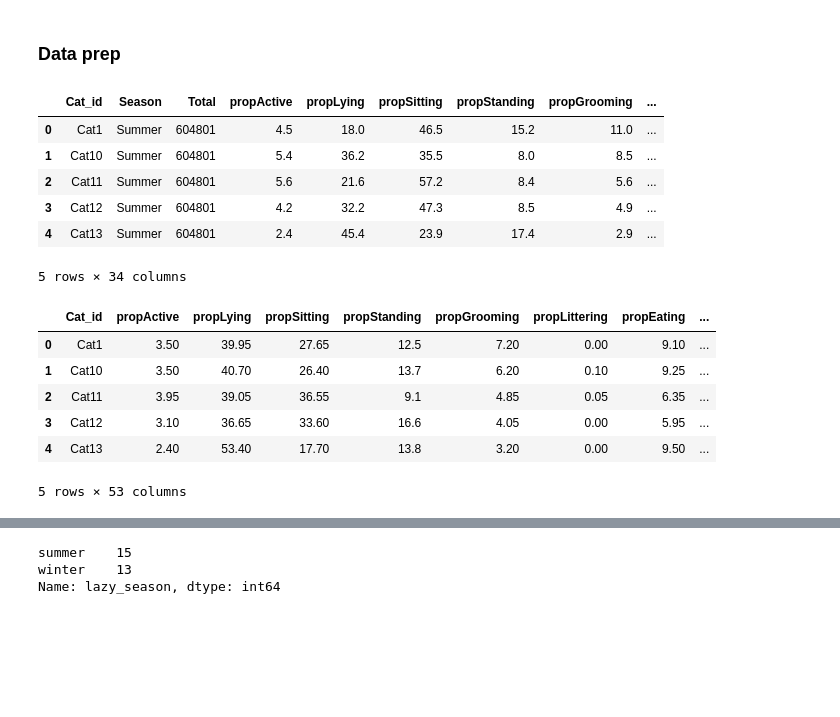
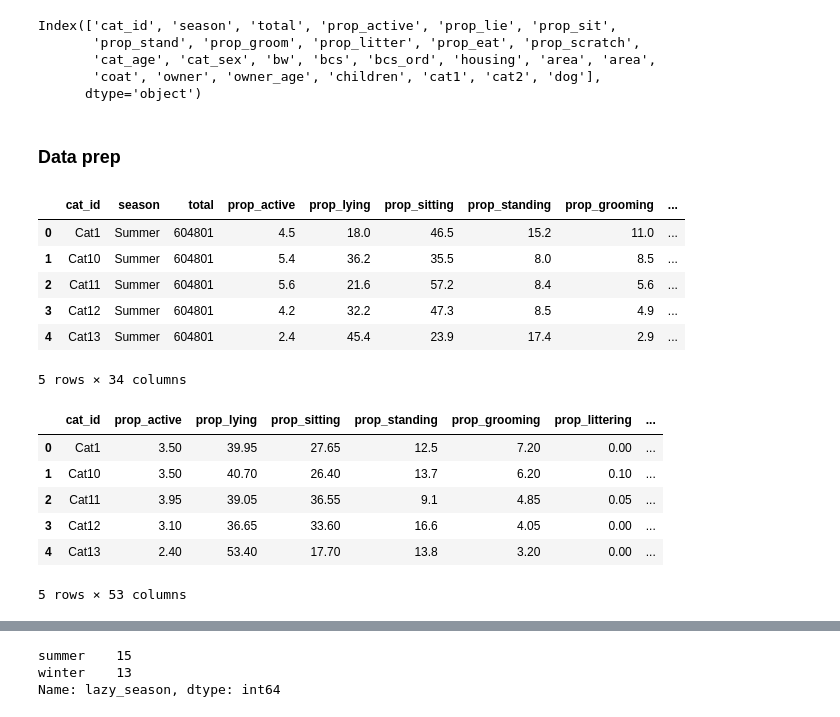
Before and after one commit to Lisa-Ho/d3-playground, a Jupyter notebook: src/components/lazy-cats/analysis/lazy-cats.ipynb, the cells around one changed output, grey strips where cells are left out. Saved outputs shown, nothing was run; the diff lists cells and outputs as text; code cells hidden in the pictures; blank space fills up the shorter version.

```diff
--- a/src/components/lazy-cats/analysis/lazy-cats.ipynb
+++ b/src/components/lazy-cats/analysis/lazy-cats.ipynb
@@ -5,3 +7,11 @@ import numpy as np
+# %%
+df_raw.columns
+# %% [output]
+Index(['cat_id', 'season', 'total', 'prop_active', 'prop_lie', 'prop_sit',
+       'prop_stand', 'prop_groom', 'prop_litter', 'prop_eat', 'prop_scratch',
+       'cat_age', 'cat_sex', 'bw', 'bcs', 'bcs_ord', 'housing', 'area', 'area',
+       'coat', 'owner', 'owner_age', 'children', 'cat1', 'cat2', 'dog'],
+      dtype='object')
 # %% [markdown]
 ### Data prep
 # %%
@@ -14,14 +24,24 @@ df_raw = df_raw[['Cat_id', 'Season', 'Total', 'propActive',
        'propLittering', 'propEating', 'propScratching', 'Cat_Age', 'Cat_Sex',
        'BW', 'BCS', 'BCS_ord', 'Housing', 'Area', 'Diet', 'Coat', 'Owner',
        'Owner_Age', 'Children', 'Cat1', 'Cat2', 'Dog' ]]
+df_raw.columns = df_raw.columns.str.lower()
+col_names = {'cat_id':'cat_id', 'season': 'season', 'total': 'total', 'propactive': 'prop_active', 'proplying':'prop_lying',
+              'propsitting': 'prop_sitting', 'propstanding': 'prop_standing',
+            'propgrooming': 'prop_grooming', 'proplittering': 'prop_littering', 'propeating': 'prop_eating',
+            'propscratching': 'prop_scratching', 'cat_age':  'cat_age', 'cat_sex': 'cat_sex',
+            'bw': 'bw', 'bcs':  'bcs', 'bcs_ord': 'bcs_ord', 'housing': 'housing', 'area': 'area',
+            'diet': 'diet', 'coat': 'coat', 'owner': 'owner', 'owner_age': 'owner_age', 'children': 'children',
+            'cat1': 'cat1', 'cat2': 'cat2', 'dog': 'dog'}
+df_raw.columns = df_raw.columns.map(col_names)
 
 #prepare
-for column in df_raw[['propActive','propLying', 'propSitting', 'propStanding', 'propGrooming',
-       'propLittering', 'propEating', 'propScratching']]:
+columns = ['prop_active', 'prop_lying', 'prop_sitting','prop_standing',
+            'prop_grooming', 'prop_littering', 'prop_eating', 'prop_scratching']
+for column in df_raw[columns]:
     df_raw[column] = [round(i,3)*100 for i in df_raw[column]]
 
 #caculate total 'laziness' = time lying or sitting
-df_raw["propLazy"] = df_raw[['propLying', 'propSitting']].sum(axis=1)
+df_raw["prop_lazy"] = df_raw[['prop_lying', 'prop_sitting']].sum(axis=1)
 
 #get top3 poses
 def get_nth_largest(row, n):
@@ -37,10 +57,6 @@ def get_nth_largest(row, n):
             f"pose{n}_column": None
         })
 
-columns = ['propSitting','propLying','propStanding', 'propActive',
-           'propGrooming','propLittering', 'propEating',
-           'propScratching']
-
 df_raw[["pose1_value", "pose1"]] =  df_raw[columns].apply(
     lambda row: get_nth_largest(row, 1), axis=1)
 df_raw[["pose2_value", "pose2"]] =  df_raw[columns].apply(
@@ -51,7 +67,7 @@ df_raw["pose_other_value"] = 100 - df_raw[["pose1_value", "pose3_value", "pose3_
 
 df_raw.head()
 # %% [output]
-|  | Cat_id | Season | Total | propActive | propLying | propSitting | propStanding | propGrooming | ... |
+|  | cat_id | season | total | prop_active | prop_lying | prop_sitting | prop_standing | prop_grooming | ... |
 | 0 | Cat1 | Summer | 604801 | 4.5 | 18.0 | 46.5 | 15.2 | 11.0 | ... |
 | 1 | Cat10 | Summer | 604801 | 5.4 | 36.2 | 35.5 | 8.0 | 8.5 | ... |
 | 2 | Cat11 | Summer | 604801 | 5.6 | 21.6 | 57.2 | 8.4 | 5.6 | ... |
@@ -60,57 +76,62 @@ df_raw.head()
 5 rows × 34 columns
 # %%
 #get aggregates by cat
-df = df_raw.groupby("Cat_id").agg({'propActive':"mean", 'propLying':"mean", 'propSitting':"mean",
-       'propStanding':"mean", 'propGrooming':"mean", 'propLittering':"mean", 'propEating':"mean",
-       'propScratching':"mean", 'Cat_Age':"first", 'Cat_Sex':"first", 'BW':"first", 'BCS':"first", 'BCS_ord':"first",
-       'Housing':"first", 'Area':"first", 'Diet':"first", 'Coat':"first", 'Owner':"first", 'Owner_Age':"first", 'Children':"first",
-       'Cat1':"first", 'Cat2':"first", 'Dog':"first",
+df = df_raw.groupby("cat_id").agg({'prop_active':"mean", 'prop_lying':"mean", 'prop_sitting':"mean",
+       'prop_standing':"mean", 'prop_grooming':"mean", 'prop_littering':"mean", 'prop_eating':"mean",
+       'prop_scratching':"mean", 'cat_age':"first", 'cat_sex':"first", 'bw':"first", 'bcs':"first", 'bcs_ord':"first",
+       'housing':"first", 'area':"first", 'diet':"first", 'coat':"first", 'owner':"first", 'owner_age':"first", 'children':"first",
+       'cat1':"first", 'cat2':"first", 'dog':"first",
 }).reset_index()
 
 #top 3 poses
 df[["pose1_value", "pose1"]] =  df[columns].apply(
     lambda row: get_nth_largest(row, 1), axis=1)
 df[["pose2_value", "pose2"]] =  df[columns].apply(
     lambda row: get_nth_largest(row, 2), axis=1)
 df[["pose3_value", "pose3"]] =  df[columns].apply(
     lambda row: get_nth_largest(row, 3), axis=1)
 df["pose_other_value"] = 100 - df[["pose1_value", "pose3_value", "pose3_value"]].sum(axis=1)
 
 #caculate total 'laziness' = time lying or sitting
-df["propLazy"] = df[['propLying', 'propSitting']].sum(axis=1)
+df["prop_lazy"] = df[['prop_lying', 'prop_sitting']].sum(axis=1)
 
 #merge summer and winter data
 df = pd.merge(df,
-              df_raw[df_raw["Season"]=="Summer"][["Cat_id", "propLazy",'pose1_value', 'pose1',
+              df_raw[df_raw["season"]=="Summer"][["cat_id", "prop_lazy",'pose1_value', 'pose1',
                                                    'pose2_value', 'pose2', 'pose3_value', 'pose3',
                                                    "pose_other_value"]],
               how="left", suffixes=["", "_summer"],
-              left_on="Cat_id", right_on="Cat_id")
+              left_on="cat_id", right_on="cat_id")
 
 df = pd.merge(df,
-              df_raw[df_raw["Season"]=="Winter"][["Cat_id", "propLazy",'pose1_value', 'pose1',
+              df_raw[df_raw["season"]=="Winter"][["cat_id", "prop_lazy",'pose1_value', 'pose1',
                                                   'pose2_value', 'pose2', 'pose3_value', 'pose3',
                                                     "pose_other_value"]],
               how="left", suffixes=["", "_winter"],
-              left_on="Cat_id", right_on="Cat_id")
+              left_on="cat_id", right_on="cat_id")
 
 #more lazy in summer or winter
-df["lazy_season"] = df[["propLazy_summer", "propLazy_winter"]].idxmax(axis=1).str.split("_").str[1]
-df["lazy_diff"] = (df["propLazy_winter"] - df["propLazy_summer"])
+df["lazy_season"] = df[["prop_lazy_summer", "prop_lazy_winter"]].idxmax(axis=1).str.split("_").str[2]
+df["lazy_diff"] = (df["prop_lazy_winter"] - df["prop_lazy_summer"])
 
 #convert weight rating into dummy variables (5=Ideal > no stripes, 6=Overweight, 7=Heavy, 8=Obese > 3 stripes)
-df["stripe1"] = [1 if i > 5 else 0 for i in df["BCS"]]
-df["stripe2"] = [1 if i > 6 else 0 for i in df["BCS"]]
-df["stripe3"] = [1 if i > 7 else 0 for i in df["BCS"]]
+df["stripe1"] = [1 if i > 5 else 0 for i in df["bcs"]]
+df["stripe2"] = [1 if i > 6 else 0 for i in df["bcs"]]
+df["stripe3"] = [1 if i > 7 else 0 for i in df["bcs"]]
+
+#clean up pose values
+for column in ['pose1', 'pose2', 'pose3', 'pose1_summer', 'pose2_summer', 'pose3_summer',
+               'pose1_winter', 'pose2_winter', 'pose3_winter']:
+    df[column] = [i.split("_")[1] for i in df[column]]
 
 df.head()
 # %% [output]
-|  | Cat_id | propActive | propLying | propSitting | propStanding | propGrooming | propLittering | propEating | ... |
-| 0 | Cat1 | 3.50 | 39.95 | 27.65 | 12.5 | 7.20 | 0.00 | 9.10 | ... |
-| 1 | Cat10 | 3.50 | 40.70 | 26.40 | 13.7 | 6.20 | 0.10 | 9.25 | ... |
-| 2 | Cat11 | 3.95 | 39.05 | 36.55 | 9.1 | 4.85 | 0.05 | 6.35 | ... |
-| 3 | Cat12 | 3.10 | 36.65 | 33.60 | 16.6 | 4.05 | 0.00 | 5.95 | ... |
-| 4 | Cat13 | 2.40 | 53.40 | 17.70 | 13.8 | 3.20 | 0.00 | 9.50 | ... |
+|  | cat_id | prop_active | prop_lying | prop_sitting | prop_standing | prop_grooming | prop_littering | ... |
+| 0 | Cat1 | 3.50 | 39.95 | 27.65 | 12.5 | 7.20 | 0.00 | ... |
+| 1 | Cat10 | 3.50 | 40.70 | 26.40 | 13.7 | 6.20 | 0.10 | ... |
+| 2 | Cat11 | 3.95 | 39.05 | 36.55 | 9.1 | 4.85 | 0.05 | ... |
+| 3 | Cat12 | 3.10 | 36.65 | 33.60 | 16.6 | 4.05 | 0.00 | ... |
+| 4 | Cat13 | 2.40 | 53.40 | 17.70 | 13.8 | 3.20 | 0.00 | ... |
 5 rows × 53 columns
 # %%
 #cat names
```
Also changed, not shown: parts of 17 cells of this notebook, 2 other files.
